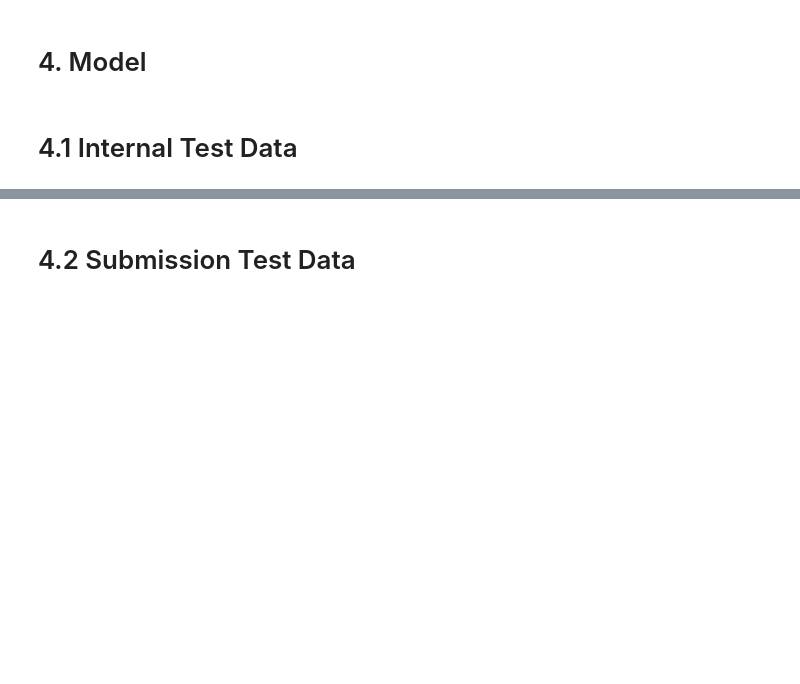
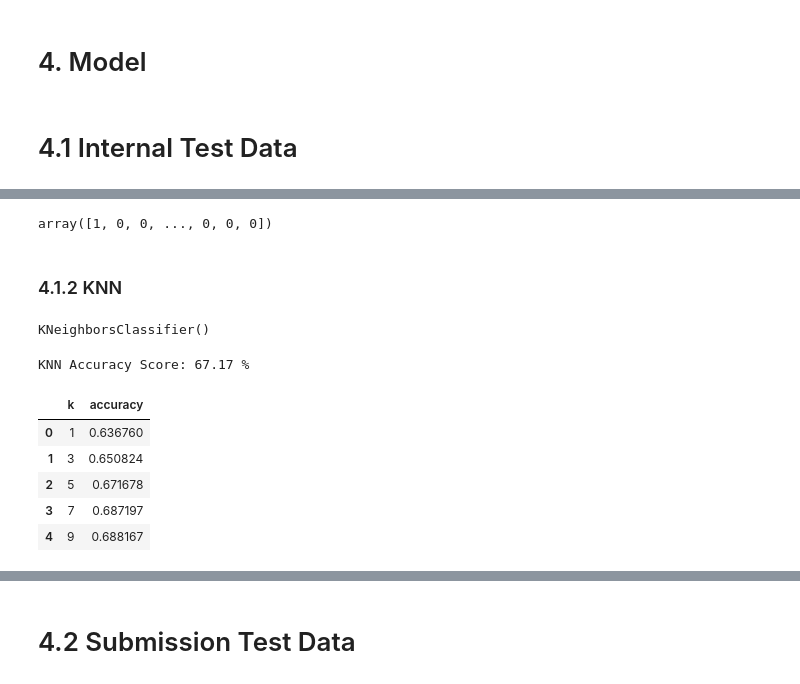
Before and after one commit to d-widyantama/_GROUPCHALLENGE-MODELING, a Jupyter notebook: NOTEBOOK/Deposit-Predict.ipynb, the cells around one changed output, grey strips where cells are left out. Cells and saved outputs as stored; diff of their text form; code cells hidden in the pictures; blank space fills up the shorter version.

```diff
--- a/NOTEBOOK/Deposit-Predict.ipynb
+++ b/NOTEBOOK/Deposit-Predict.ipynb
@@ -476,13 +482,0 @@ test.head()
-# %%
-#COnverting dummy
-#Train test split
-x = df.drop('y', axis=1)  # All cols except default as ind var (x)
-y = df['y']               # default col as target (y)
-
-xtrain, xtest, ytrain, ytest = train_test_split(
-    x,
-    y,
-    test_size= 0.2,    # Jumlah size untuk test data, size training akan ngikut,
-    random_state=20,   # Random seed
-    stratify=y         # Proporsi antar train & test dari y yg diambil disamakan
-)
@@ -505,0 +537,46 @@ Logistic Regression Accuracy Score: 97.53 %
+# %%
+logreg.predict(xtest)
+# %% [output]
+array([1, 0, 0, ..., 0, 0, 0])
+# %% [markdown]
+### 4.1.2 KNN
+# %%
+#Build model
+
+knn = KNeighborsClassifier()
+knn.fit(xtrain,ytrain) #apply model to training data (xtrain,ytrain)
+# %% [output]
+KNeighborsClassifier()
+# %%
+#Print report
+pred_knn = knn.predict(xtest.values)
+print(f'KNN Accuracy Score: {round(accuracy_score(ytest,pred_knn)*100,2)} %')
+# %% [output]
+KNN Accuracy Score: 67.17 %
+# %%
+accuracies = []
+kvalues = []
+k_score_dictionary = {}
+
+for k in range(1, 10, 2):
+    knn_multi_k = KNeighborsClassifier(n_neighbors=k)
+    knn_multi_k.fit(xtrain, ytrain)
+    # Print report
+    pred_knn = knn_multi_k.predict(xtest.values)
+    acc = accuracy_score(ytest, pred_knn)
+    kvalues.append(k)  # Append the k value to kvalues
+    accuracies.append(acc)  # Append the accuracy to accuracies
+    k_score_dictionary[k] = acc  # Store accuracy in the dictionary
+
+# Create a DataFrame to store k-values and their corresponding accuracies
+df_score_result = pd.DataFrame({'k': kvalues, 'accuracy': accuracies})
+
+# Print the DataFrame
+df_score_result
+# %% [output]
+|  | k | accuracy |
+| 0 | 1 | 0.636760 |
+| 1 | 3 | 0.650824 |
+| 2 | 5 | 0.671678 |
+| 3 | 7 | 0.687197 |
+| 4 | 9 | 0.688167 |
```
Also changed, not shown: parts of 27 cells of this notebook.
